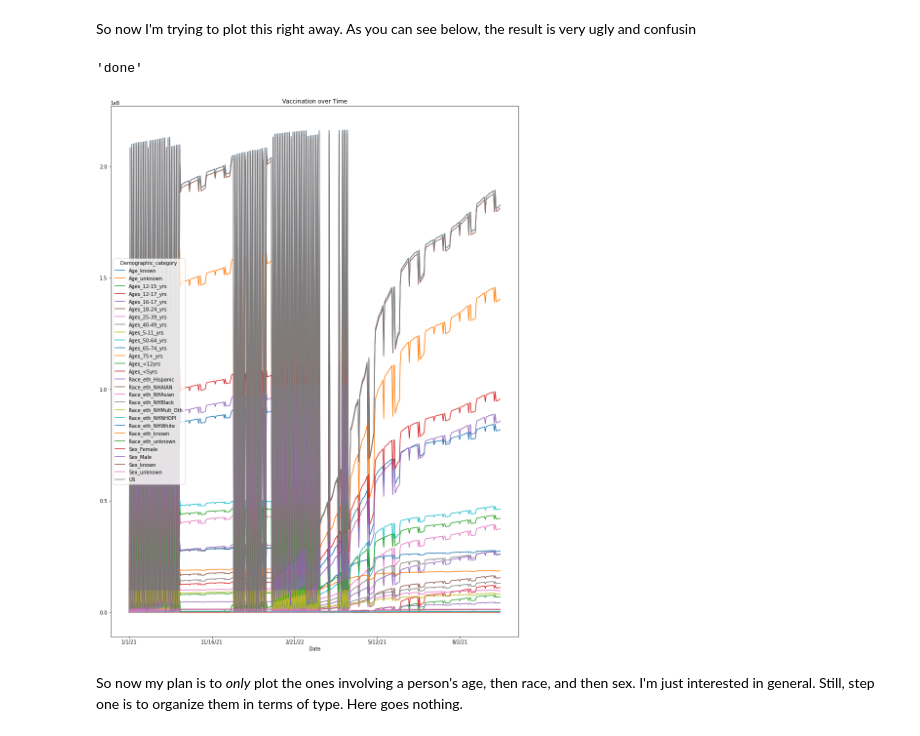
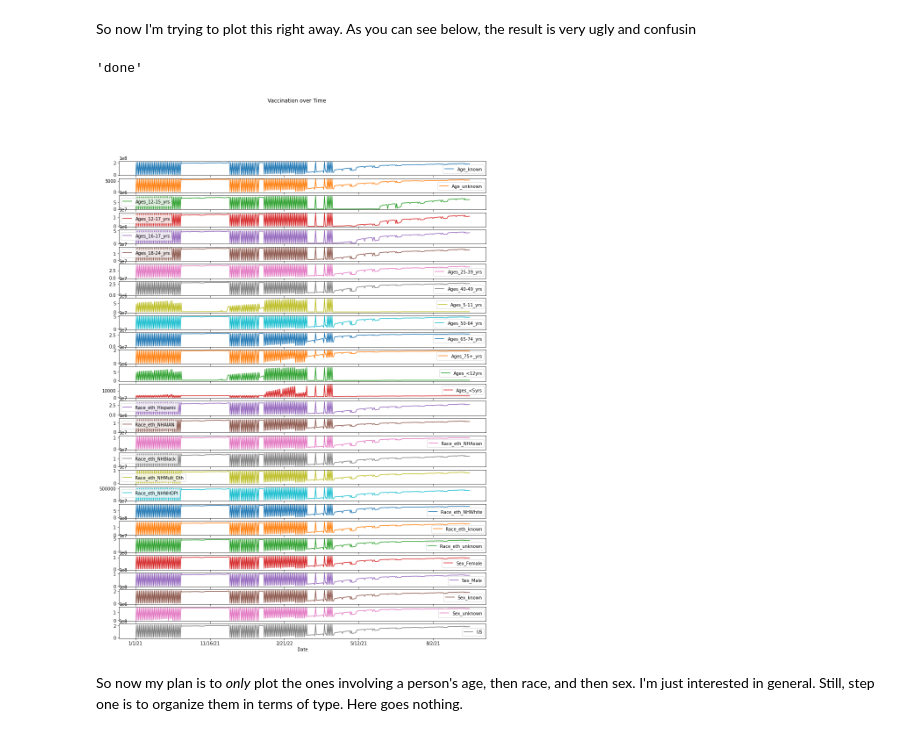
Before and after one commit to LeoraKelseyBrandeis/cs103a-cpa01, a Jupyter notebook: cpa01.ipynb, the cells around one changed output. Saved outputs shown, nothing was run; the diff lists cells and outputs as text; code cells hidden in the pictures.

```diff
--- a/cpa01.ipynb
+++ b/cpa01.ipynb
@@ -79,7 +80,7 @@ info[["Administered_Dose1","Series_Complete_Yes","Booster_Doses_Yes"]].plot.box(
 # %% [markdown]
 This is the creation of my pivot table: Behold its majesty
 # %%
-pivotted = pd.pivot_table(info, values = 'Series_Complete_Yes', index = ["Date"], columns = ['Demographic_category'])
+pivotted = pd.pivot_table(info,  index = ["Date"], columns = ['Demographic_category'], values = 'Series_Complete_Yes',)
 pivotted
 # %% [output]
 | Demographic_category | Age_known | Age_unknown | Ages_12-15_yrs | Ages_12-17_yrs | Ages_16-17_yrs | Ages_18-24_yrs | ... |
@@ -99,11 +100,11 @@ pivotted
 # %% [markdown]
 So now I'm trying to plot this right away. As you can see below, the result is very ugly and confusin
 # %%
-pivotted.plot(title = 'Vaccination over Time', figsize = (15,20))
+pivotted.plot(title = 'Vaccination over Time', figsize = (15,20),subplots = True)
 'done'
 # %% [output]
 'done'
-[figure, old version]
+[figure, new version]
 # %% [markdown]
 So now my plan is to _only_ plot the ones involving a person's age, then race, and then sex. I'm just interested in general. Still, step one is to organize them in terms of type. Here goes nothing.
 # %%
```
Also changed, not shown: parts of 9 cells of this notebook.
